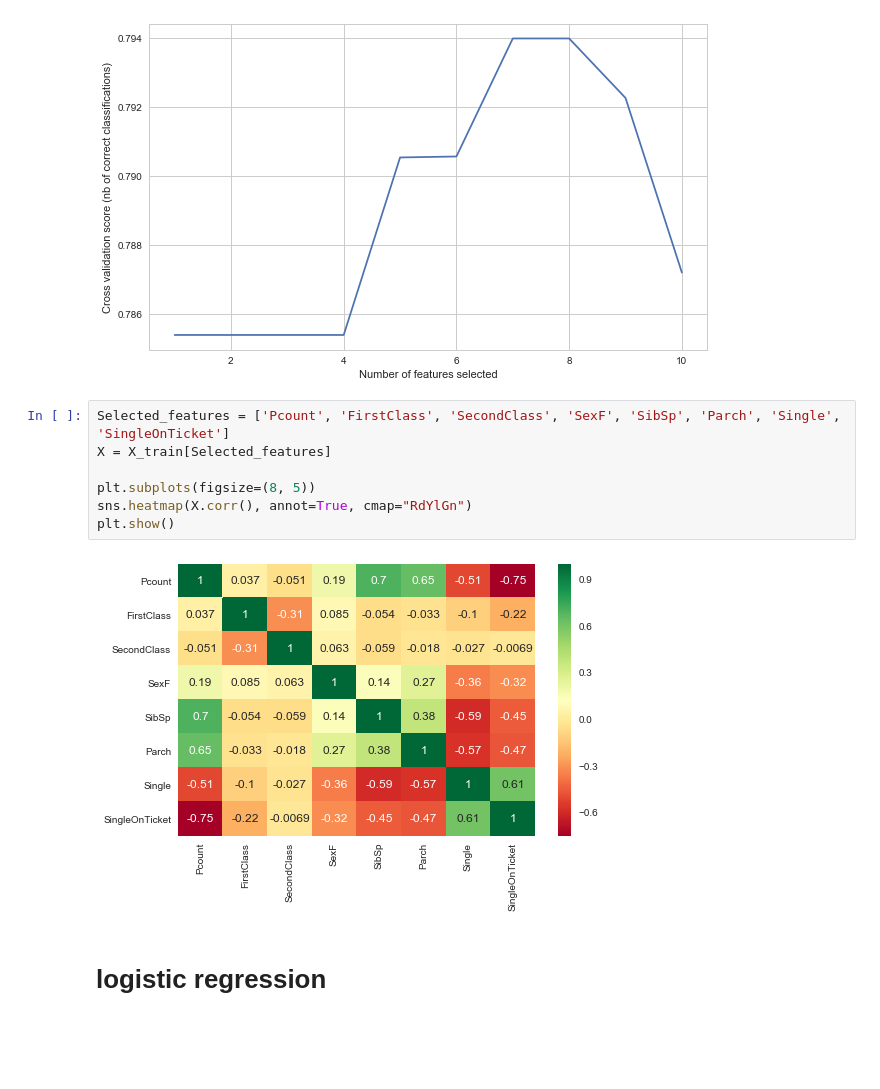
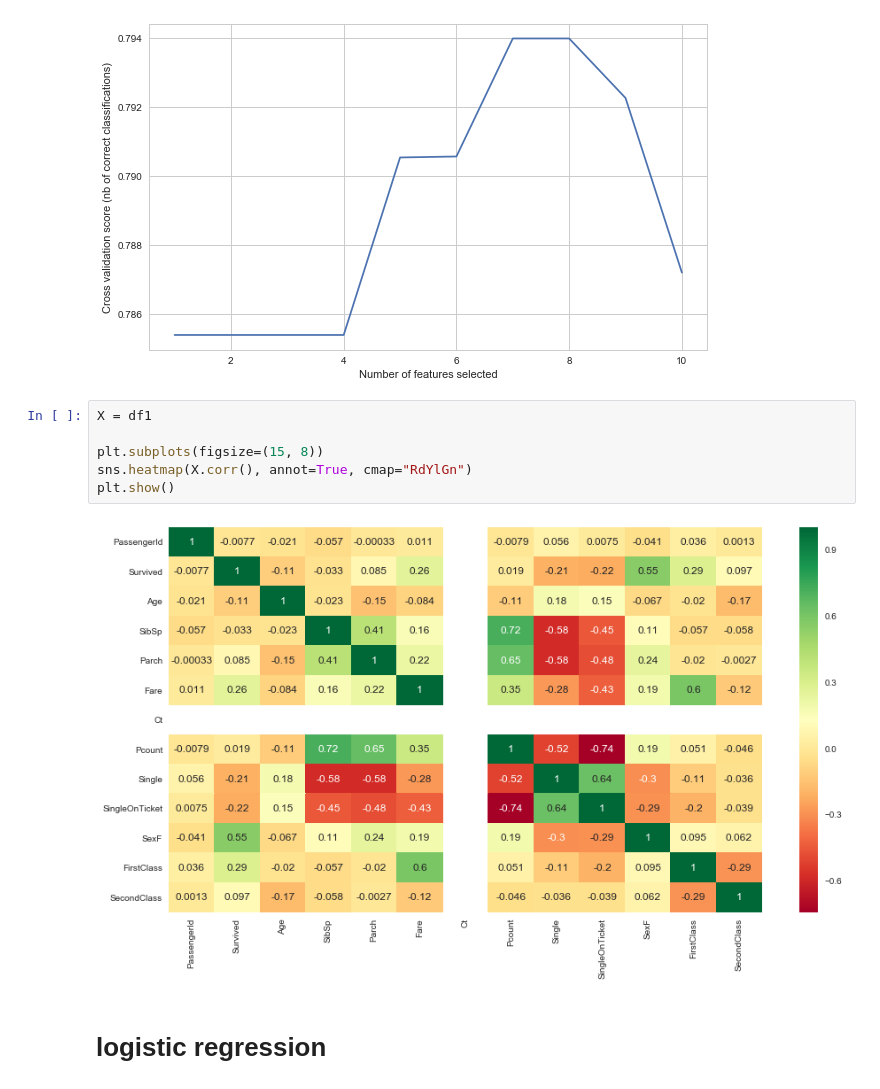
Before and after one commit to hongzhuny/titanic, a Jupyter notebook: Titanic.ipynb, the cells around one changed output. Saved outputs shown, nothing was run; the diff lists cells and outputs as text; blank space fills up the shorter version.

```diff
--- a/Titanic.ipynb
+++ b/Titanic.ipynb
@@ -418,14 +422,13 @@ Optimal number of features: 8
 Selected features: ['Pcount', 'FirstClass', 'SecondClass', 'SexF', 'SibSp', 'Parch', 'Single', 'SingleOnTicket']
 [figure]
 # %%
-Selected_features = ['Pcount', 'FirstClass', 'SecondClass', 'SexF', 'SibSp', 'Parch', 'Single', 'SingleOnTicket']
-X = X_train[Selected_features]
+X = df1
 
-plt.subplots(figsize=(8, 5))
+plt.subplots(figsize=(15, 8))
 sns.heatmap(X.corr(), annot=True, cmap="RdYlGn")
 plt.show()
 # %% [output]
-[figure, old version]
+[figure, new version]
 # %% [markdown]
 # logistic regression
 # %%
```
Also changed, not shown: parts of 6 cells of this notebook.
